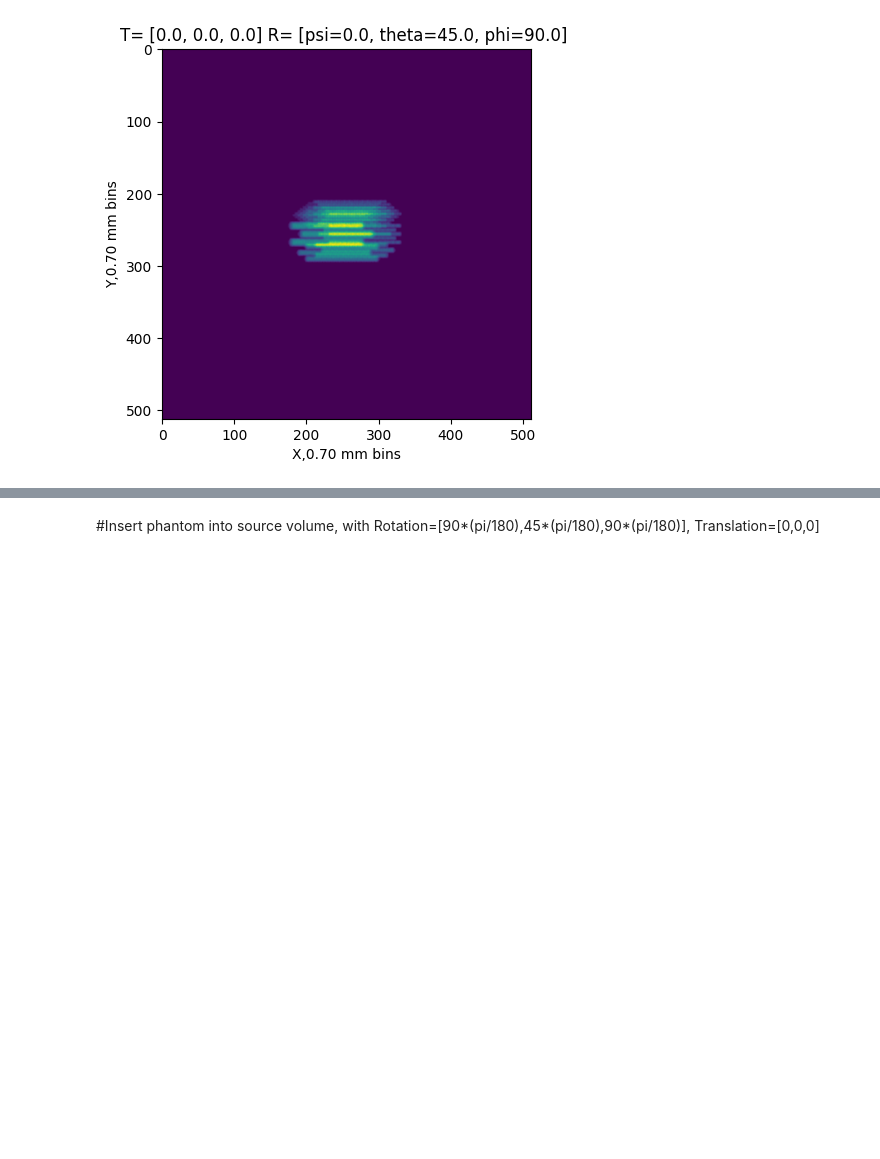
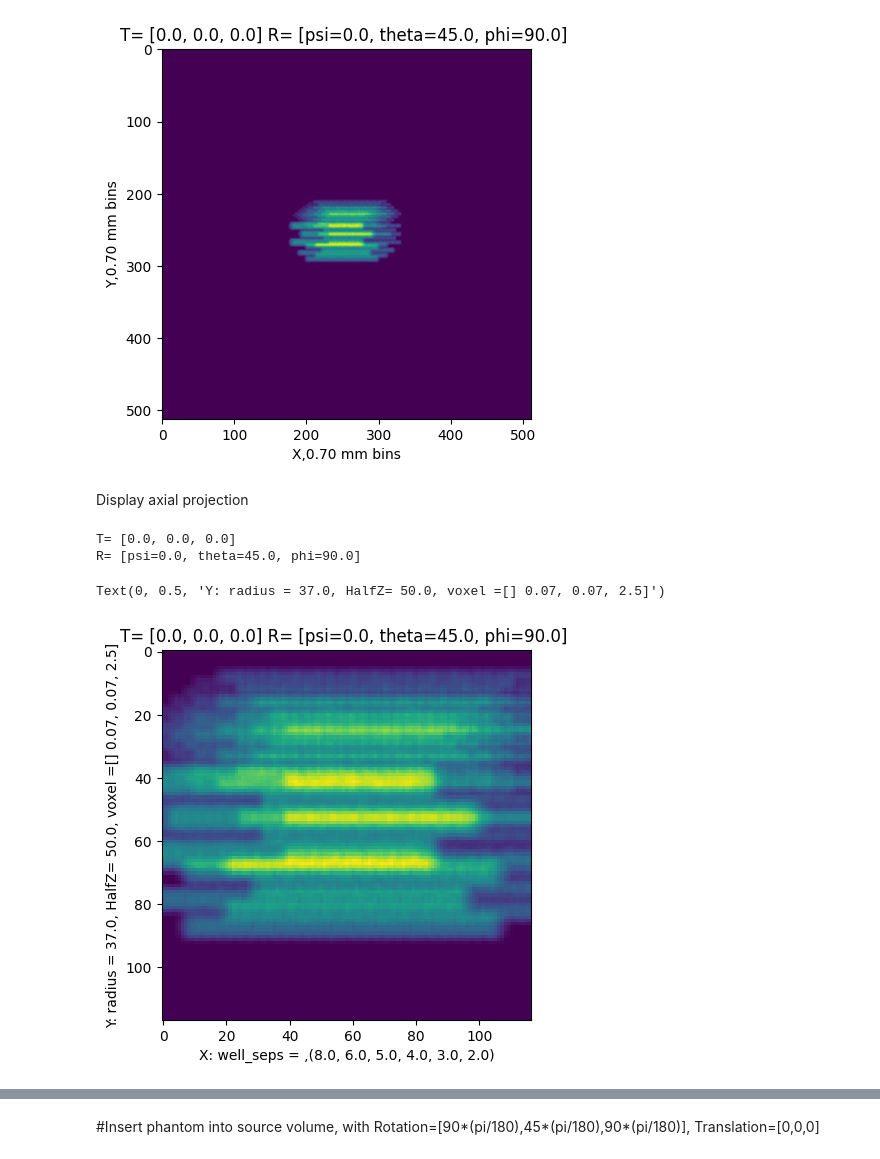
Before and after one commit to BillWorstell/derenzo_phantom, a Jupyter notebook: iCheckRotations.ipynb, the cells around one changed output, grey strips where cells are left out. Cells and saved outputs as stored; diff of their text form; code cells hidden in the pictures; blank space fills up the shorter version.

```diff
--- a/iCheckRotations.ipynb
+++ b/iCheckRotations.ipynb
@@ -2142,3 +2142,23 @@ plt.title(TranslateString + RotateString)
 # %% [output]
 Text(0.5, 1.0, 'T= [0.0, 0.0, 0.0] R= [psi=0.0, theta=45.0, phi=90.0] ')
 [figure]
+# %% [markdown]
+Display axial projection
+# %%
+plt.imshow(np.flipud(SumZ[192:309,192:309].T))
+psiDeg=(180/np.pi)*psi
+thetaDeg=(180/np.pi)*theta
+phiDeg=(180/np.pi)*phi
+TranslateString=f'T= [{TranslatePhantom[0]:.1f}, ' + f'{TranslatePhantom[1]:.1f}, ' + f'{TranslatePhantom[2]:.1f}] '
+print(TranslateString)
+RotateString=f'R= [psi={psiDeg:.1f}, ' + f'theta={thetaDeg:.1f}, ' + f'phi={phiDeg:.1f}] '
+print(RotateString)
+plt.title(TranslateString + RotateString)
+plt.xlabel(f'X: well_seps = ,{well_seps}')
+VoxelString=f', voxel =[] {spacingPhantom[0]:.2f}, {spacingPhantom[1]:.2f}, {spacing[2]:.1f}]'
+plt.ylabel(f'Y: radius = {radius:.1f}, HalfZ= {PhantomHalfZ:.1f}' + VoxelString)
+# %% [output]
+T= [0.0, 0.0, 0.0]
+R= [psi=0.0, theta=45.0, phi=90.0]
+Text(0, 0.5, 'Y: radius = 37.0, HalfZ= 50.0, voxel =[] 0.07, 0.07, 2.5]')
+[figure, added]
```
Also changed, not shown: parts of 9 cells of this notebook.
